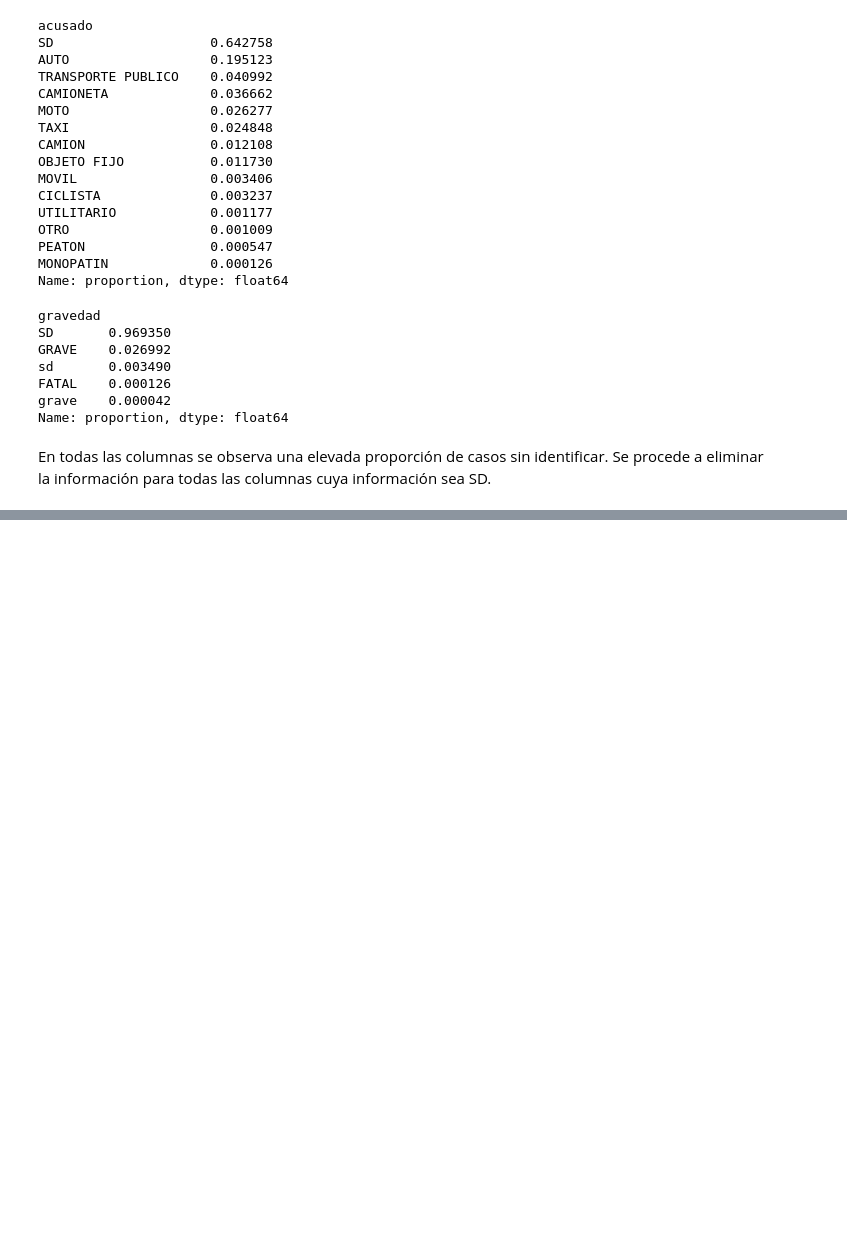
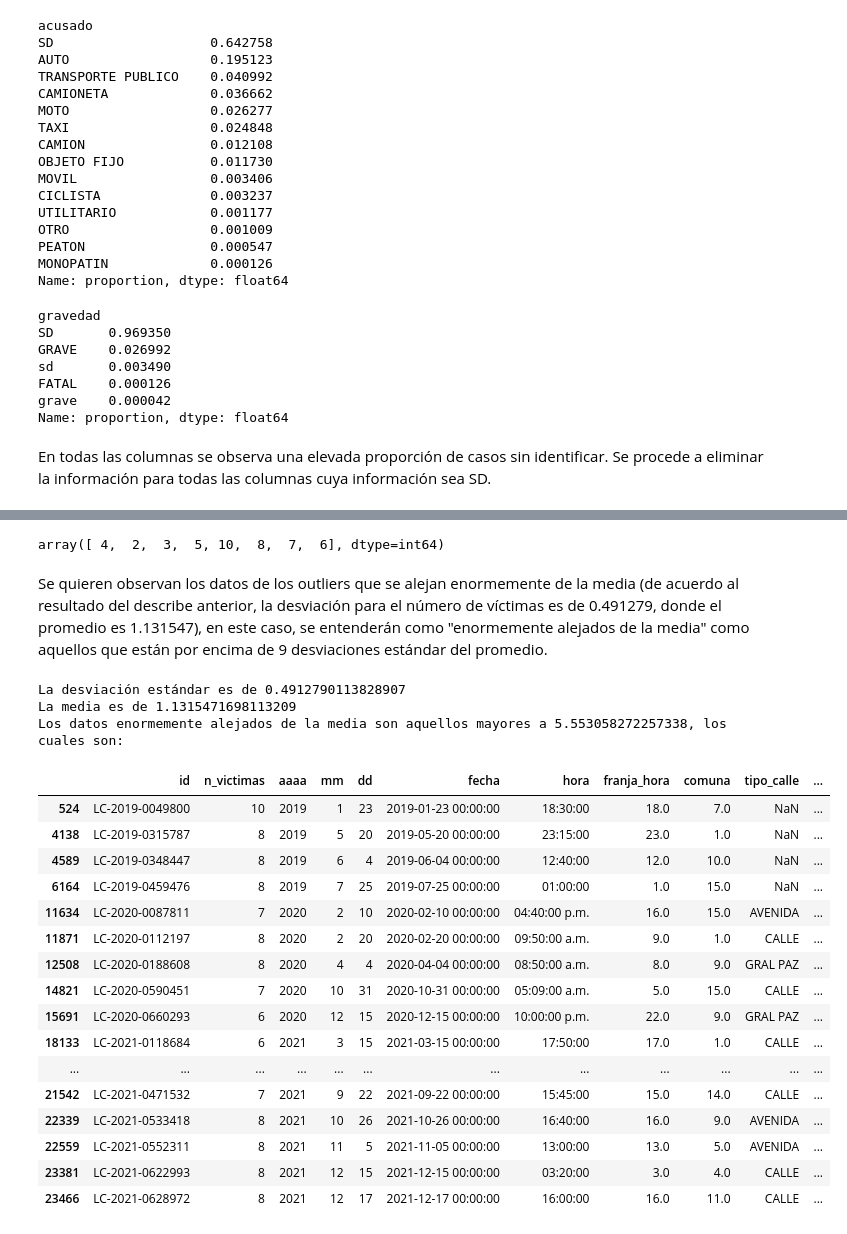
Before and after one commit to DaAnMaGi/Proyecto_Data_Abril, a Jupyter notebook: Bases/apertura_bases.ipynb, the cells around one changed output, grey strips where cells are left out. Cells and saved outputs as stored; diff of their text form; code cells hidden in the pictures; blank space fills up the shorter version.

```diff
--- a/Bases/apertura_bases.ipynb
+++ b/Bases/apertura_bases.ipynb
@@ -901,0 +896,3 @@ lesiones
+# %%
+# Se deciden eliminar todos los valores donde víctima y acusado sean nulos.
+lesiones.dropna(subset=["victima","acusado"],how="all",inplace=True)
@@ -901,0 +952,26 @@ lesiones
+# %%
+# Se calcula el Q1 (Primer cuartil) y Q3 (Tercer cuartil).
+Q1 = lesiones["n_victimas"].quantile(0.25)
+Q3 = lesiones["n_victimas"].quantile(0.75)
+
+print(f"El primer cuartil es {Q1}")
+print(f"El tercer cuartil es {Q3}")
+
+# Se hace el cálculo del IQR (Rango Intercuartil).
+IQR = Q3 - Q1
+print(f"El rango intercuartil es {IQR}")
+
+# Se establecen los límites para encontrar a los outliers.
+inferior = Q1 - 1.5 * IQR
+superior = Q3 + 1.5 * IQR
+
+# Filtrado de outliers
+outliers = lesiones[
+    (lesiones["n_victimas"] < inferior) | (lesiones["n_victimas"] > superior)
+]
+
+# Se observan los casos de outliers
+print("Los outliers identificados son:")
+outliers
+
+# En este caso, no se identifican outliers para la edad de las personas.
@@ -901,0 +996,43 @@ lesiones
+# %%
+# Se quiere observar los diferentes números de víctimas que se obtuvieron para los outliers:
+outliers["n_victimas"].unique()
+
+# En este caso, hace sentido que existan un número de heridos mayores a uno, tales como 2, 3 y 4. Sin embargo, hay otros datos que se alejan más del límite superior.
+# %% [output]
+array([ 4,  2,  3,  5, 10,  8,  7,  6], dtype=int64)
+# %% [markdown]
+Se quieren observan los datos de los outliers que se alejan enormemente de la media (de acuerdo al resultado del describe anterior, la desviación para el número de víctimas es de 0.491279, donde el promedio es 1.131547), en este caso, se entenderán como "enormemente alejados de la media" como aquellos que están por encima de 9 desviaciones estándar del promedio.
+# %%
+# Se observan los casos de los outliers que se alejan enormemente de la media.
+
+desviacion = lesiones["n_victimas"].std()
+promedio = lesiones["n_victimas"].mean()
+
+print(f"La desviación estándar es de {desviacion}")
+print(f"La media es de {promedio}")
+
+alejados = (desviacion*9)+promedio
+
+print(f"Los datos enormemente alejados de la media son aquellos mayores a {alejados}, los cuales son:")
+outliers[outliers["n_victimas"] > alejados]
+# %% [output]
+La desviación estándar es de 0.4912790113828907
+La media es de 1.1315471698113209
+Los datos enormemente alejados de la media son aquellos mayores a 5.553058272257338, los cuales son:
+|  | id | n_victimas | aaaa | mm | dd | fecha | hora | franja_hora | comuna | tipo_calle | ... |
+| 524 | LC-2019-0049800 | 10 | 2019 | 1 | 23 | 2019-01-23 00:00:00 | 18:30:00 | 18.0 | 7.0 | NaN | ... |
+| 4138 | LC-2019-0315787 | 8 | 2019 | 5 | 20 | 2019-05-20 00:00:00 | 23:15:00 | 23.0 | 1.0 | NaN | ... |
+| 4589 | LC-2019-0348447 | 8 | 2019 | 6 | 4 | 2019-06-04 00:00:00 | 12:40:00 | 12.0 | 10.0 | NaN | ... |
+| 6164 | LC-2019-0459476 | 8 | 2019 | 7 | 25 | 2019-07-25 00:00:00 | 01:00:00 | 1.0 | 15.0 | NaN | ... |
+| 11634 | LC-2020-0087811 | 7 | 2020 | 2 | 10 | 2020-02-10 00:00:00 | 04:40:00 p.m. | 16.0 | 15.0 | AVENIDA | ... |
+| 11871 | LC-2020-0112197 | 8 | 2020 | 2 | 20 | 2020-02-20 00:00:00 | 09:50:00 a.m. | 9.0 | 1.0 | CALLE | ... |
+| 12508 | LC-2020-0188608 | 8 | 2020 | 4 | 4 | 2020-04-04 00:00:00 | 08:50:00 a.m. | 8.0 | 9.0 | GRAL PAZ | ... |
+| 14821 | LC-2020-0590451 | 7 | 2020 | 10 | 31 | 2020-10-31 00:00:00 | 05:09:00 a.m. | 5.0 | 15.0 | CALLE | ... |
+| 15691 | LC-2020-0660293 | 6 | 2020 | 12 | 15 | 2020-12-15 00:00:00 | 10:00:00 p.m. | 22.0 | 9.0 | GRAL PAZ | ... |
+| 18133 | LC-2021-0118684 | 6 | 2021 | 3 | 15 | 2021-03-15 00:00:00 | 17:50:00 | 17.0 | 1.0 | CALLE | ... |
+| ... | ... | ... | ... | ... | ... | ... | ... | ... | ... | ... | ... |
+| 21542 | LC-2021-0471532 | 7 | 2021 | 9 | 22 | 2021-09-22 00:00:00 | 15:45:00 | 15.0 | 14.0 | CALLE | ... |
+| 22339 | LC-2021-0533418 | 8 | 2021 | 10 | 26 | 2021-10-26 00:00:00 | 16:40:00 | 16.0 | 9.0 | AVENIDA | ... |
+| 22559 | LC-2021-0552311 | 8 | 2021 | 11 | 5 | 2021-11-05 00:00:00 | 13:00:00 | 13.0 | 5.0 | AVENIDA | ... |
+| 23381 | LC-2021-0622993 | 8 | 2021 | 12 | 15 | 2021-12-15 00:00:00 | 03:20:00 | 3.0 | 4.0 | CALLE | ... |
+| 23466 | LC-2021-0628972 | 8 | 2021 | 12 | 17 | 2021-12-17 00:00:00 | 16:00:00 | 16.0 | 11.0 | CALLE | ... |
```
Also changed, not shown: parts of 14 cells of this notebook.
